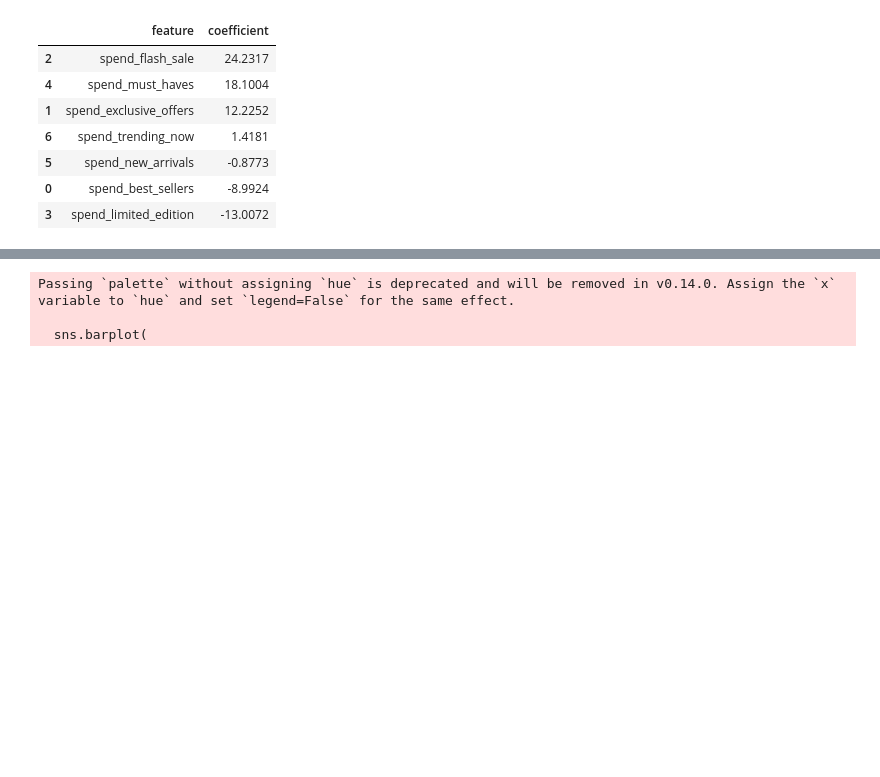
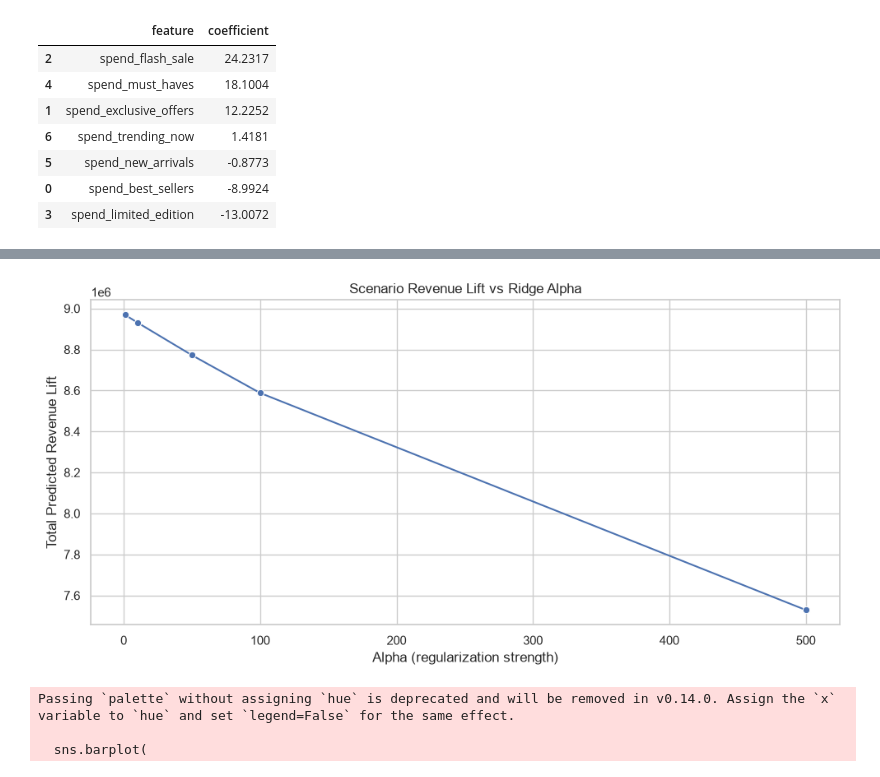
Before and after one commit to erincheng0/media-analytics-MMM-lite, a Jupyter notebook: notebooks/02_modeling_and_scenarios.ipynb, the cells around one changed output, grey strips where cells are left out. Drawn from its saved outputs; the diff is of its cells as text; code cells hidden in the pictures; blank space fills up the shorter version.

```diff
--- a/notebooks/02_modeling_and_scenarios.ipynb
+++ b/notebooks/02_modeling_and_scenarios.ipynb
@@ -336,0 +377,24 @@ spend_coef_df
+# %%
+# alpha sensitivity: how do spend coefficients and scenario lift change with regularization strength?
+
+alpha_values = [1.0, 10.0, 50.0, 100.0, 500.0]
+sensitivity_rows = []
+
+for a in alpha_values:
+    m, p, met, cdf = fit_mmm_lite_campaign(model_df, alpha=a)
+    cv = evaluate_model_cv(model_df, alpha=a)
+    scen = simulate_campaign_budget_shift_model(
+        model=m, model_df=model_df, campaign_perf=campaign_perf,
+        shift_pct=0.10, top_n=2, bottom_n=2,
+    )
+    sensitivity_rows.append({
+        "alpha": a,
+        "in_sample_r2": met["r2"],
+        "cv_r2": cv["cv_r2"],
+        "min_spend_coef": cdf[cdf["feature"].str.startswith("spend_")]["coefficient"].min(),
+        "max_spend_coef": cdf[cdf["feature"].str.startswith("spend_")]["coefficient"].max(),
+        "scenario_lift": scen["totals"]["total_predicted_revenue_lift"],
+    })
+
+sensitivity_df = pd.DataFrame(sensitivity_rows)
+sensitivity_df
@@ -337,3 +408,16 @@ spend_coef_df
+# %%
+# plot: does the scenario lift shrink toward something more believable as alpha increases?
+
+plt.figure(figsize=(10, 5))
+sns.lineplot(data=sensitivity_df, x="alpha", y="scenario_lift", marker="o")
+plt.title("Scenario Revenue Lift vs Ridge Alpha")
+plt.xlabel("Alpha (regularization strength)")
+plt.ylabel("Total Predicted Revenue Lift")
+plt.tight_layout()
+plt.savefig(FIG_DIR / "scenario_lift_vs_alpha.png", dpi=150)
+plt.show()
+# %% [output]
+[figure, added]
 # %%
 # coefficient chart
 
```
Also changed, not shown: parts of 9 cells of this notebook, 3 other files.
